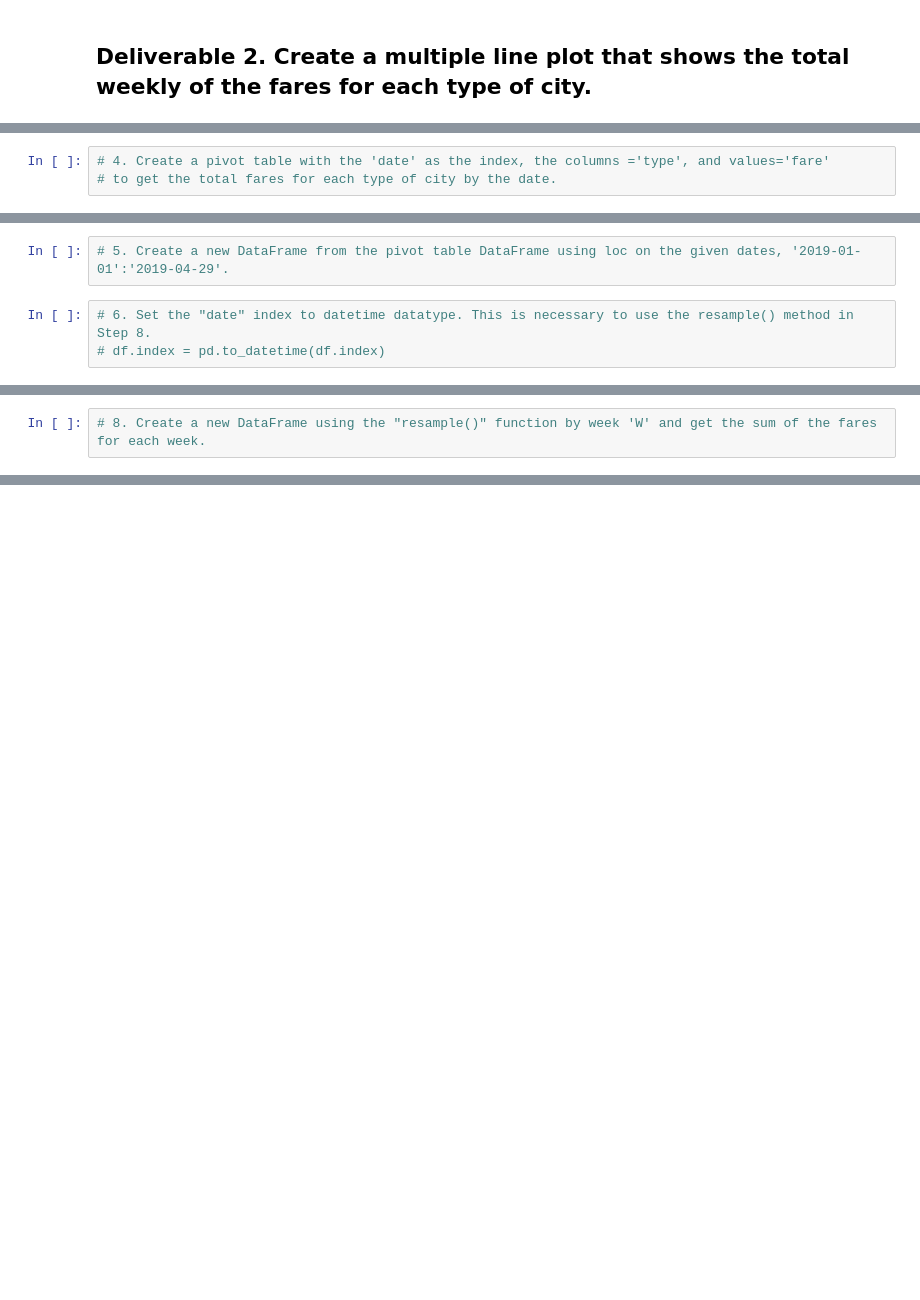
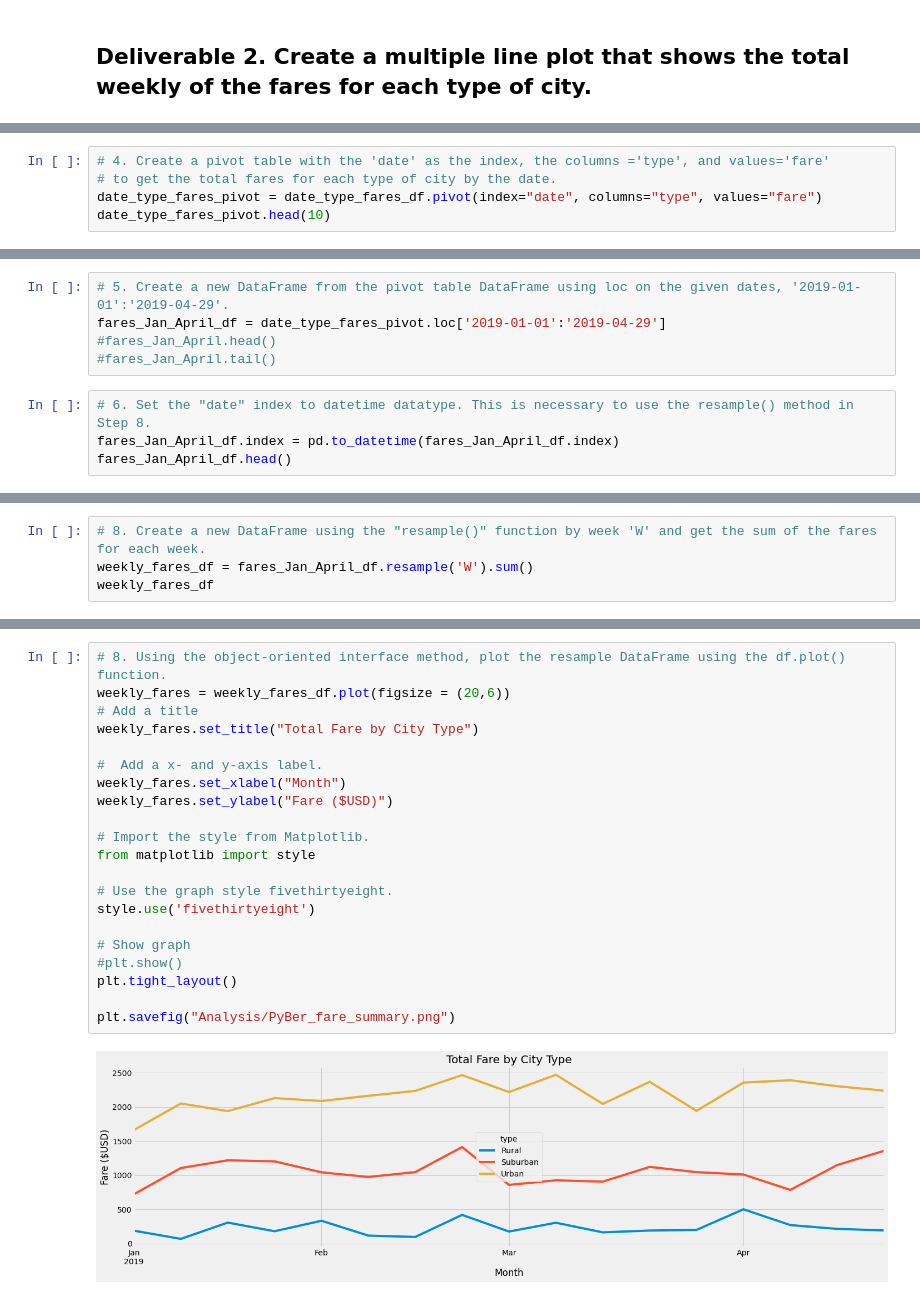
Before and after one commit to mik-moo/PyBer_Analysis, a Jupyter notebook: PyBer_Challenge.ipynb, the cells around one changed output, grey strips where cells are left out. Drawn from its saved outputs; the diff is of its cells as text; blank space fills up the shorter version.

Commit message:
Updating Fig 1, PyBer and PyBer Challenge. Adding Fare Summary Fig

```diff
--- a/PyBer_Challenge.ipynb
+++ b/PyBer_Challenge.ipynb
@@ -107,3 +114,5 @@ pyber_summary_df
 # %%
 # 4. Create a pivot table with the 'date' as the index, the columns ='type', and values='fare'
 # to get the total fares for each type of city by the date.
+date_type_fares_pivot = date_type_fares_df.pivot(index="date", columns="type", values="fare")
+date_type_fares_pivot.head(10)
@@ -110,5 +132,9 @@ pyber_summary_df
 # %%
 # 5. Create a new DataFrame from the pivot table DataFrame using loc on the given dates, '2019-01-01':'2019-04-29'.
+fares_Jan_April_df = date_type_fares_pivot.loc['2019-01-01':'2019-04-29']
+#fares_Jan_April.head()
+#fares_Jan_April.tail()
 # %%
 # 6. Set the "date" index to datetime datatype. This is necessary to use the resample() method in Step 8.
-# df.index = pd.to_datetime(df.index)
+fares_Jan_April_df.index = pd.to_datetime(fares_Jan_April_df.index)
+fares_Jan_April_df.head()
@@ -117,2 +163,4 @@ pyber_summary_df
 # %%
 # 8. Create a new DataFrame using the "resample()" function by week 'W' and get the sum of the fares for each week.
+weekly_fares_df = fares_Jan_April_df.resample('W').sum()
+weekly_fares_df
@@ -125,0 +209,23 @@ style.use('fivethirtyeight')
+# %%
+# 8. Using the object-oriented interface method, plot the resample DataFrame using the df.plot() function.
+weekly_fares = weekly_fares_df.plot(figsize = (20,6))
+# Add a title
+weekly_fares.set_title("Total Fare by City Type")
+
+#  Add a x- and y-axis label.
+weekly_fares.set_xlabel("Month")
+weekly_fares.set_ylabel("Fare ($USD)")
+
+# Import the style from Matplotlib.
+from matplotlib import style
+
+# Use the graph style fivethirtyeight.
+style.use('fivethirtyeight')
+
+# Show graph
+#plt.show()
+plt.tight_layout()
+
+plt.savefig("Analysis/PyBer_fare_summary.png")
+# %% [output]
+[figure, added]
```
Also changed, not shown: parts of 10 cells of this notebook, 3 other files.
